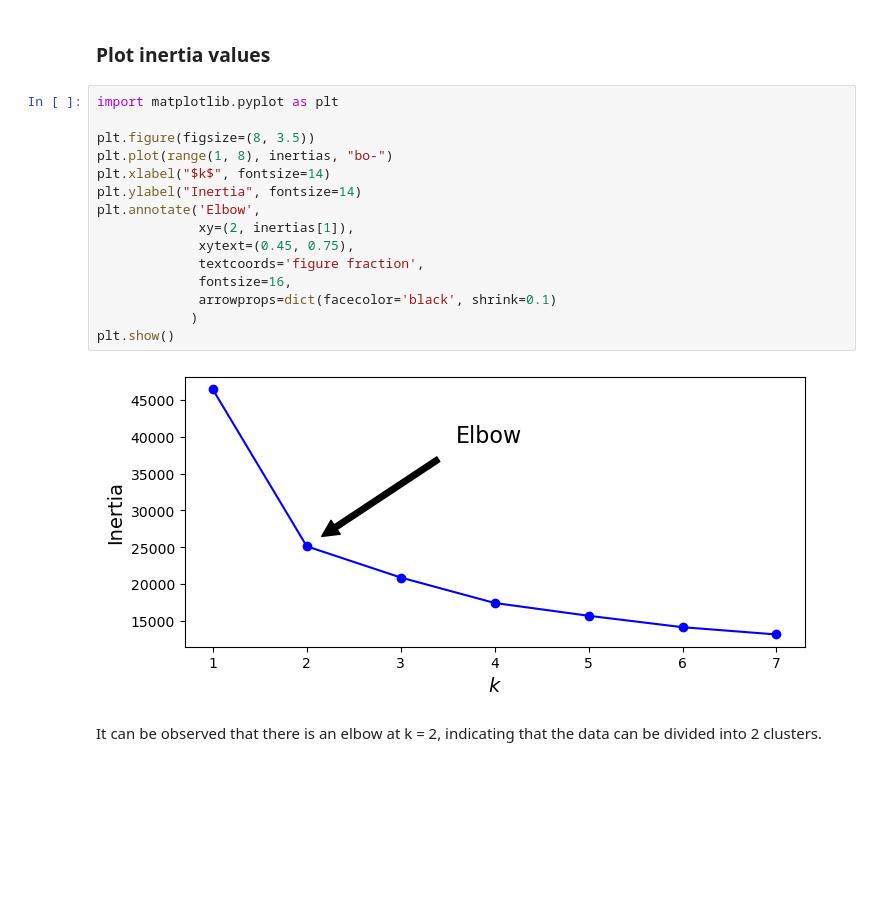
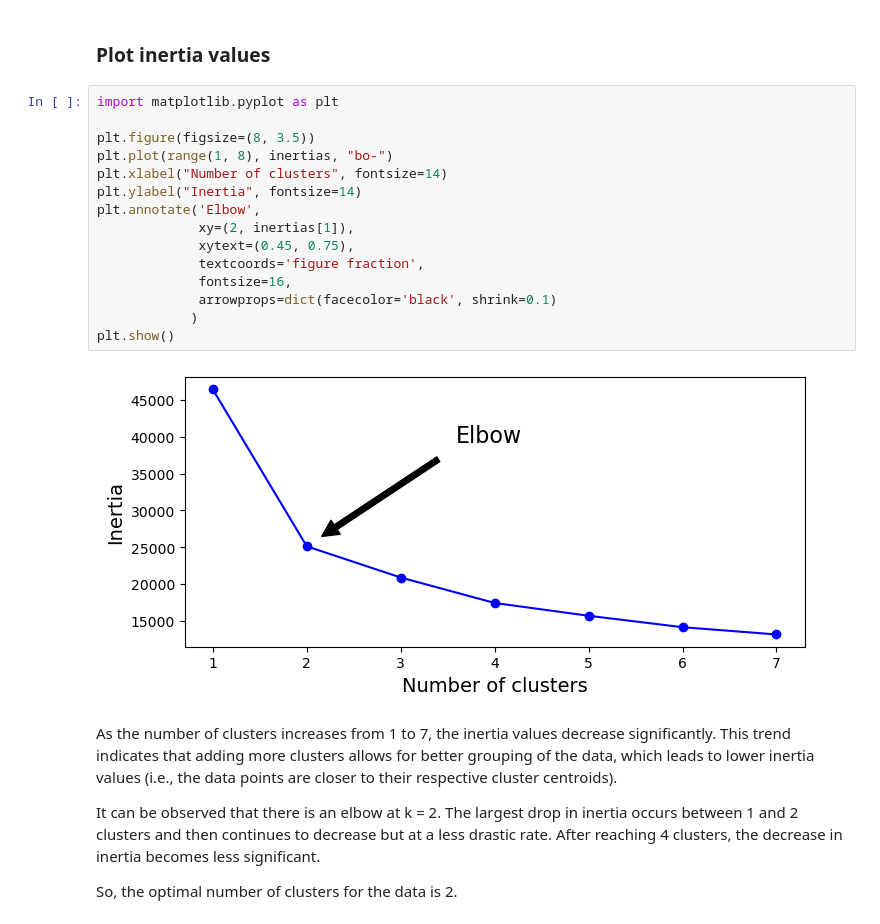
Before and after one commit to Alfiamol-Ajimshan-Semeena/Dubai_PG9, a Jupyter notebook: Clustering/Elbow_method.ipynb, the cells around one changed output. Cells and saved outputs as stored; diff of their text form; blank space fills up the shorter version.

```diff
--- a/Clustering/Elbow_method.ipynb
+++ b/Clustering/Elbow_method.ipynb
@@ -76,19 +78,23 @@ inertias = [model.inertia_ for model in kmeans_per_k]
 # %%
 import matplotlib.pyplot as plt
 
 plt.figure(figsize=(8, 3.5))
 plt.plot(range(1, 8), inertias, "bo-")
-plt.xlabel("$k$", fontsize=14)
+plt.xlabel("Number of clusters", fontsize=14)
 plt.ylabel("Inertia", fontsize=14)
 plt.annotate('Elbow',
              xy=(2, inertias[1]),
              xytext=(0.45, 0.75),
              textcoords='figure fraction',
              fontsize=16,
              arrowprops=dict(facecolor='black', shrink=0.1)
             )
 plt.show()
 # %% [output]
-[figure, old version]
+[figure, new version]
-# %% [markdown]
-It can be observed that there is an elbow at k = 2, indicating that the data can be divided into 2 clusters.
+# %% [markdown]
+As the number of clusters increases from 1 to 7, the inertia values decrease significantly. This trend indicates that adding more clusters allows for better grouping of the data, which leads to lower inertia values (i.e., the data points are closer to their respective cluster centroids).
+
+It can be observed that there is an elbow at k = 2. The largest drop in inertia occurs between 1 and 2 clusters and then continues to decrease but at a less drastic rate. After reaching 4 clusters, the decrease in inertia becomes less significant.
+
+So, the optimal number of clusters for the data is 2.
```
Also changed, not shown: parts of 2 cells of this notebook, 2 other files.
